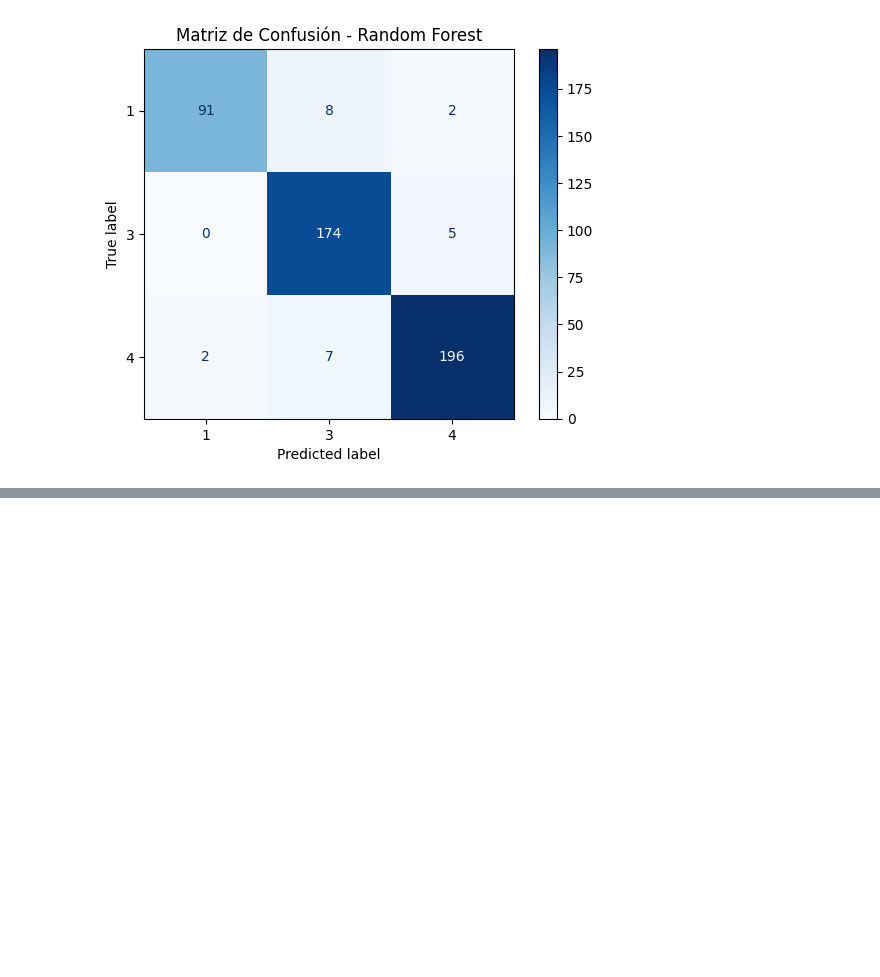
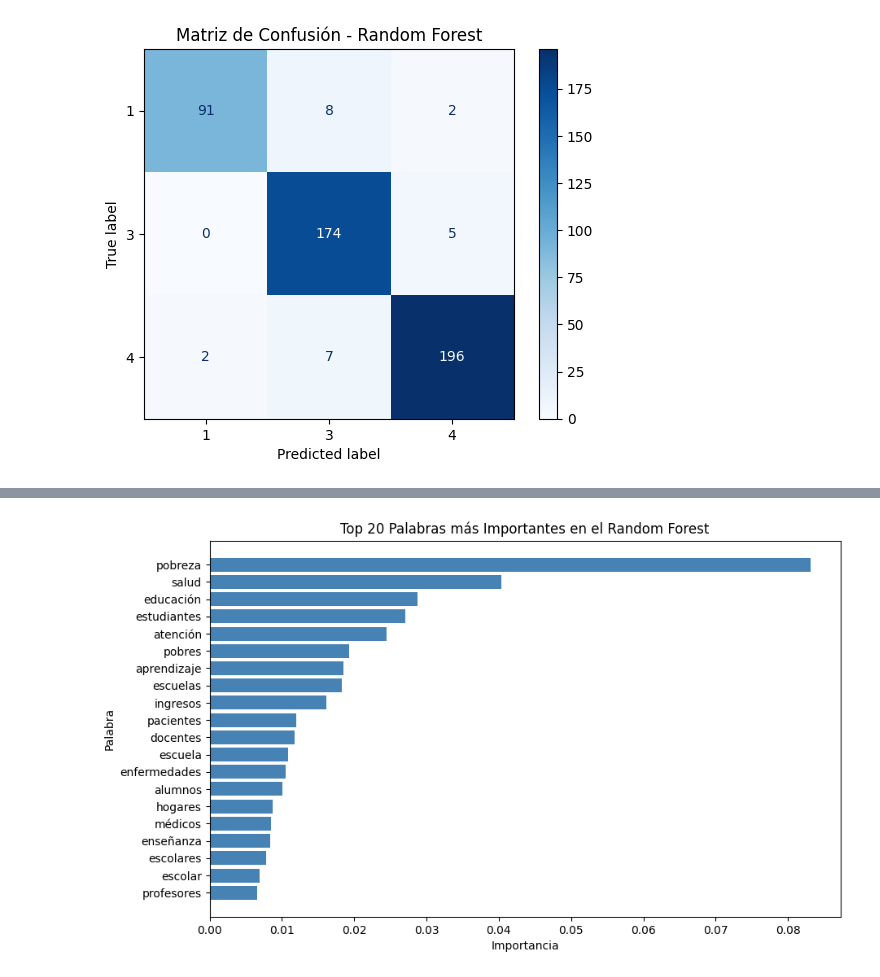
Before and after one commit to Almanza33/Proyecto1BI, a Jupyter notebook: Proyecto1.ipynb, the cells around one changed output, grey strips where cells are left out. Saved outputs shown, nothing was run; the diff lists cells and outputs as text; code cells hidden in the pictures; blank space fills up the shorter version.

```diff
--- a/Proyecto1.ipynb
+++ b/Proyecto1.ipynb
@@ -569,0 +664,24 @@ El entrenamiento consistió en dividir los datos en train y test, balancear los
+# %%
+# Obtener importancias y nombres de features
+importances = rf.feature_importances_
+feature_names = vectorizer.get_feature_names_out()
+
+# Crear DataFrame con palabras e importancia
+feat_imp = pd.DataFrame({
+    "palabra": feature_names,
+    "importancia": importances
+})
+
+# Ordenar y quedarnos con las top 20
+top_words = feat_imp.sort_values(by="importancia", ascending=False).head(20)
+
+# Gráfico de barras
+plt.figure(figsize=(10,6))
+plt.barh(top_words["palabra"], top_words["importancia"], color="steelblue")
+plt.gca().invert_yaxis()  # Para que la más importante quede arriba
+plt.xlabel("Importancia")
+plt.ylabel("Palabra")
+plt.title("Top 20 Palabras más Importantes en el Random Forest")
+plt.show()
+# %% [output]
+[figure, added]
```
Also changed, not shown: parts of 7 cells of this notebook.
